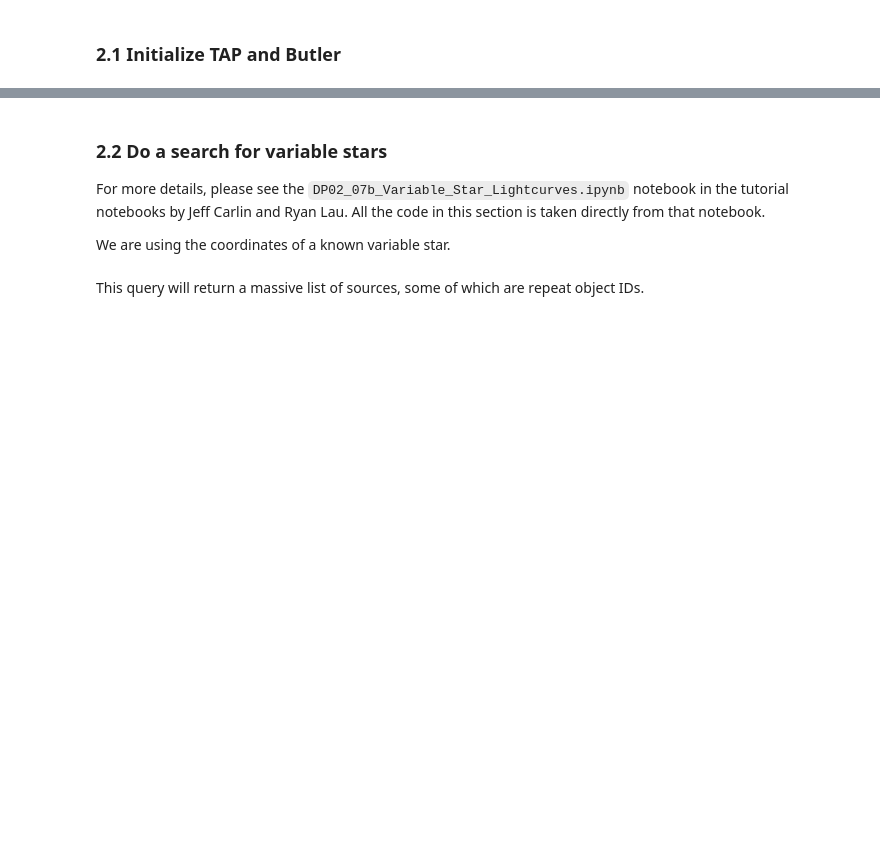
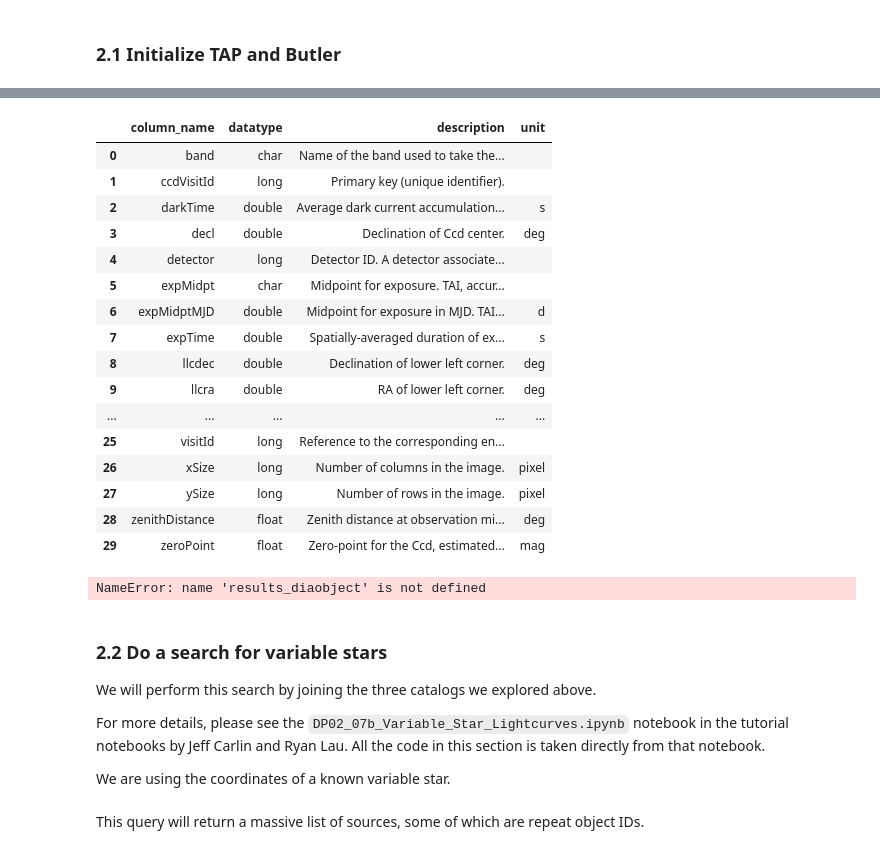
Before and after one commit to lsst-epo/citizen-science-notebooks, a Jupyter notebook: variable_stars_becky.ipynb, the cells around one changed output, grey strips where cells are left out. Saved outputs shown, nothing was run; the diff lists cells and outputs as text; code cells hidden in the pictures; blank space fills up the shorter version.

```diff
--- a/variable_stars_becky.ipynb
+++ b/variable_stars_becky.ipynb
@@ -128,5 +188,31 @@ service, butler, skymap = utils.setup_butler(config, collection)
+# %%
+results_ccdvisit.to_table().to_pandas()
+# %% [output]
+|  | column_name | datatype | description | unit |
+| 0 | band | char | Name of the band used to take the... |  |
+| 1 | ccdVisitId | long | Primary key (unique identifier). |  |
+| 2 | darkTime | double | Average dark current accumulation... | s |
+| 3 | decl | double | Declination of Ccd center. | deg |
+| 4 | detector | long | Detector ID. A detector associate... |  |
+| 5 | expMidpt | char | Midpoint for exposure. TAI, accur... |  |
+| 6 | expMidptMJD | double | Midpoint for exposure in MJD. TAI... | d |
+| 7 | expTime | double | Spatially-averaged duration of ex... | s |
+| 8 | llcdec | double | Declination of lower left corner. | deg |
+| 9 | llcra | double | RA of lower left corner. | deg |
+| ... | ... | ... | ... | ... |
+| 25 | visitId | long | Reference to the corresponding en... |  |
+| 26 | xSize | long | Number of columns in the image. | pixel |
+| 27 | ySize | long | Number of rows in the image. | pixel |
+| 28 | zenithDistance | float | Zenith distance at observation mi... | deg |
+| 29 | zeroPoint | float | Zero-point for the Ccd, estimated... | mag |
+# %%
+del results_forceddiaobject, results_diaobject, results_ccdvisit
+# %% [output]
+NameError: name 'results_diaobject' is not defined
 # %% [markdown]
 ### 2.2 Do a search for variable stars
+We will perform this search by joining the three catalogs we explored above.
+
 For more details, please see the `DP02_07b_Variable_Star_Lightcurves.ipynb` notebook in the tutorial notebooks by Jeff Carlin and Ryan Lau. All the code in this section is taken directly from that notebook.
 
 We are using the coordinates of a known variable star.
```
Also changed, not shown: parts of 13 cells of this notebook.
